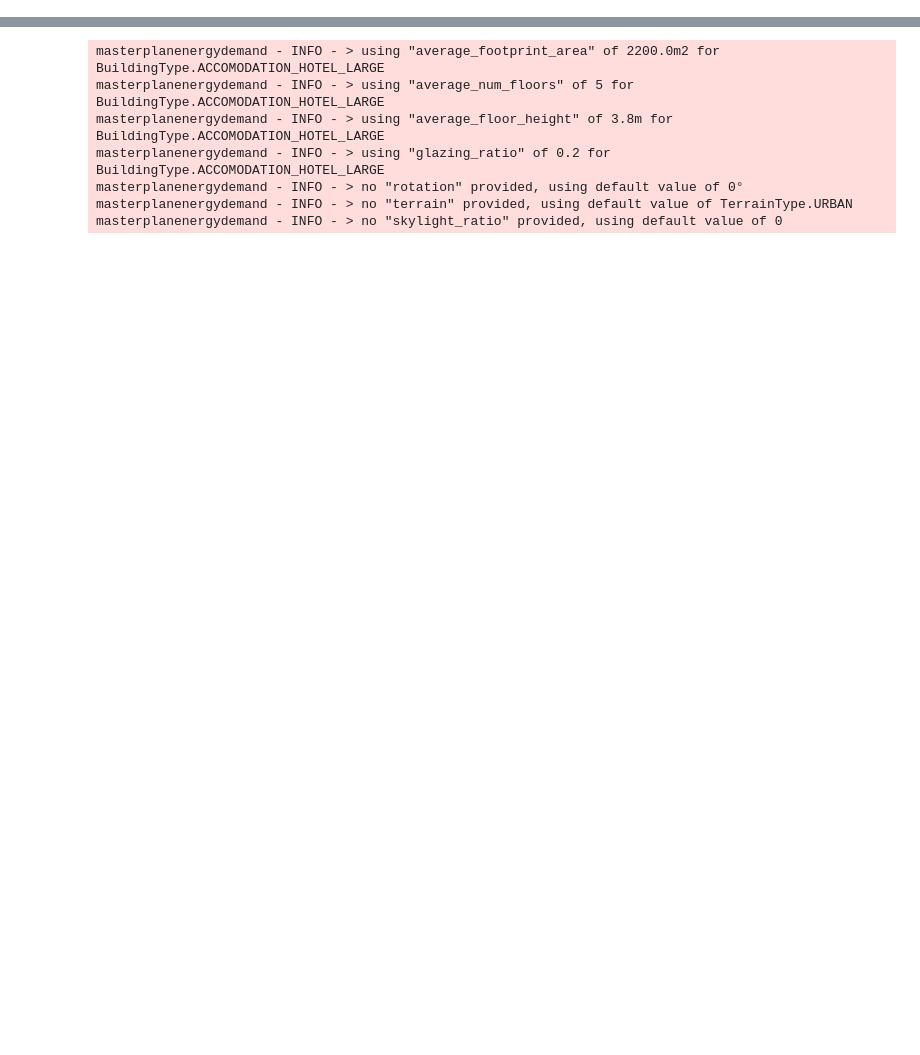
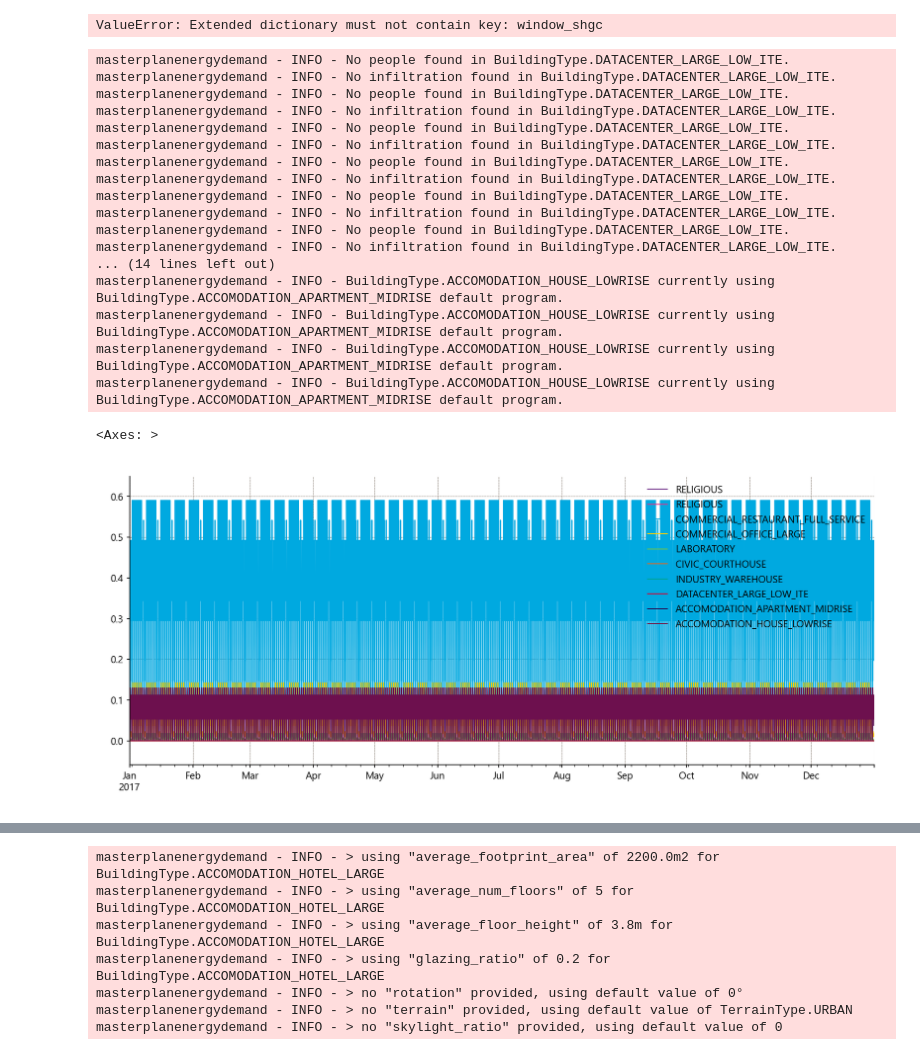
Before and after one commit to BHoM/LadyBugTools_Prototypes, a Jupyter notebook: LadyBugTools_Prototype_Engine/Python/MasterplanEnergyDemand/MasterplanEnergyDemand_Dev.ipynb, the cells around one changed output, grey strips where cells are left out. Saved outputs shown, nothing was run; the diff lists cells and outputs as text; code cells hidden in the pictures; blank space fills up the shorter version.

```diff
--- a/LadyBugTools_Prototype_Engine/Python/MasterplanEnergyDemand/MasterplanEnergyDemand_Dev.ipynb
+++ b/LadyBugTools_Prototype_Engine/Python/MasterplanEnergyDemand/MasterplanEnergyDemand_Dev.ipynb
@@ -25,0 +363,77 @@ honeybee_energy - INFO - Successfully imported Honeybee-energy plugin: honeybee_
+# %%
+Fabric.random().dict()
+
+# # d = {
+# #     'average_footprint_area': 100,
+# #     'average_num_floors': 1,
+# #     'average_floor_height': 3.5,
+# #     'rotation': 0,
+# #     'terrain': TerrainType.URBAN,
+# #     'glazing_ratio': [0.5] * 8,
+# #     'skylight_ratio': 0
+# # }
+d = {
+    "wall_u_value_N": 0.5,
+    "wall_u_value_NE": 0.5,
+    "wall_u_value_E": 0.5,
+    "wall_u_value_SE": 0.225,
+    "wall_u_value_S": 0.5,
+    "wall_u_value_SW": 0.5,
+    "wall_u_value_W": 0.5,
+    "wall_u_value_NW": 0.5,
+    'wall_sri': 20.053532030901586,
+    'floor_u_value': 2.2087810041663256,
+    'roof_u_value': 3.489979042863111,
+    'window_u_value': [
+        5.061284967811305,
+        3.9383370420013306,
+        5.034827553969595,
+        0.4212017612451234,
+        0.7279954371015188,
+        4.3533948173007735,
+        0.7809723588597011,
+        1.6127795480690812
+    ],
+    "window_shgc": 0.44,
+    "window_shgc_N": 0.44,
+    "window_shgc_NE": 0.44,
+    "window_shgc_E": 0.44,
+    "window_shgc_SE": 0.44,
+    "window_shgc_S": 0.44,
+    "window_shgc_SW": 0.44,
+    "window_shgc_W": 0.44,
+    "window_shgc_NW": 0.44,
+    'skylight_u_value': 4.566658066906907,
+    'skylight_shgc': 0.7448610188775975,
+    'roof_sri': 15.608411640628798
+}
+Fabric.parse_obj_extended(d).window_shgc
+# %% [output]
+ValueError: Extended dictionary must not contain key: window_shgc
+# %%
+# typologies[0].program.profile_table(typologies[0].building_type).filter(regex="Hot Water").plot()
+aa = []
+for _ in range(10):
+    typ = Typology.random()
+    aa.append(typ.program.profile_table(typ.building_type).filter(regex="Hot Water").squeeze().rename(typ.building_type.name))
+pd.concat(aa, axis=1).plot()
+# %% [output]
+masterplanenergydemand - INFO - No people found in BuildingType.DATACENTER_LARGE_LOW_ITE.
+masterplanenergydemand - INFO - No infiltration found in BuildingType.DATACENTER_LARGE_LOW_ITE.
+masterplanenergydemand - INFO - No people found in BuildingType.DATACENTER_LARGE_LOW_ITE.
+masterplanenergydemand - INFO - No infiltration found in BuildingType.DATACENTER_LARGE_LOW_ITE.
+masterplanenergydemand - INFO - No people found in BuildingType.DATACENTER_LARGE_LOW_ITE.
+masterplanenergydemand - INFO - No infiltration found in BuildingType.DATACENTER_LARGE_LOW_ITE.
+masterplanenergydemand - INFO - No people found in BuildingType.DATACENTER_LARGE_LOW_ITE.
+masterplanenergydemand - INFO - No infiltration found in BuildingType.DATACENTER_LARGE_LOW_ITE.
+masterplanenergydemand - INFO - No people found in BuildingType.DATACENTER_LARGE_LOW_ITE.
+masterplanenergydemand - INFO - No infiltration found in BuildingType.DATACENTER_LARGE_LOW_ITE.
+masterplanenergydemand - INFO - No people found in BuildingType.DATACENTER_LARGE_LOW_ITE.
+masterplanenergydemand - INFO - No infiltration found in BuildingType.DATACENTER_LARGE_LOW_ITE.
+... (14 lines left out)
+masterplanenergydemand - INFO - BuildingType.ACCOMODATION_HOUSE_LOWRISE currently using BuildingType.ACCOMODATION_APARTMENT_MIDRISE default program.
+masterplanenergydemand - INFO - BuildingType.ACCOMODATION_HOUSE_LOWRISE currently using BuildingType.ACCOMODATION_APARTMENT_MIDRISE default program.
+masterplanenergydemand - INFO - BuildingType.ACCOMODATION_HOUSE_LOWRISE currently using BuildingType.ACCOMODATION_APARTMENT_MIDRISE default program.
+masterplanenergydemand - INFO - BuildingType.ACCOMODATION_HOUSE_LOWRISE currently using BuildingType.ACCOMODATION_APARTMENT_MIDRISE default program.
+<Axes: >
+[figure, added]
```
Also changed, not shown: parts of 40 cells of this notebook, 22 other files.
